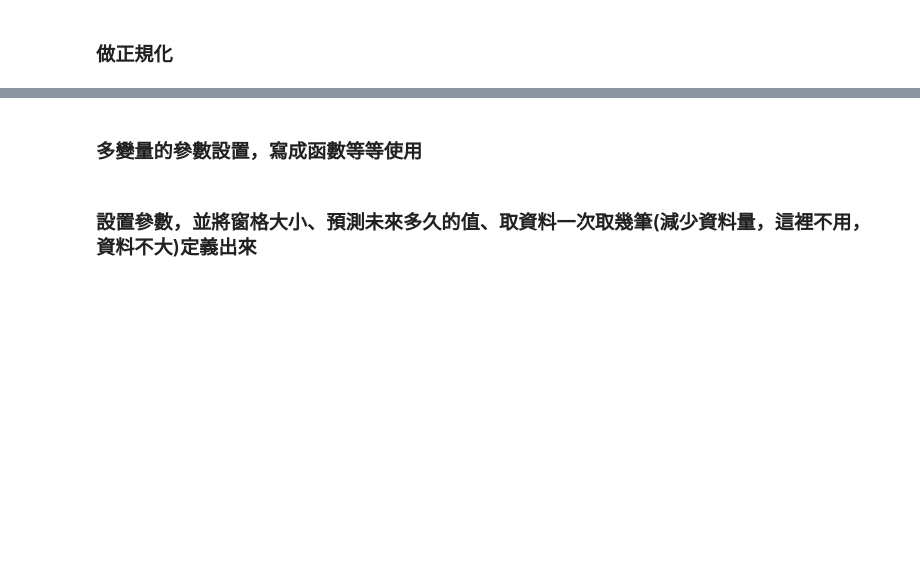
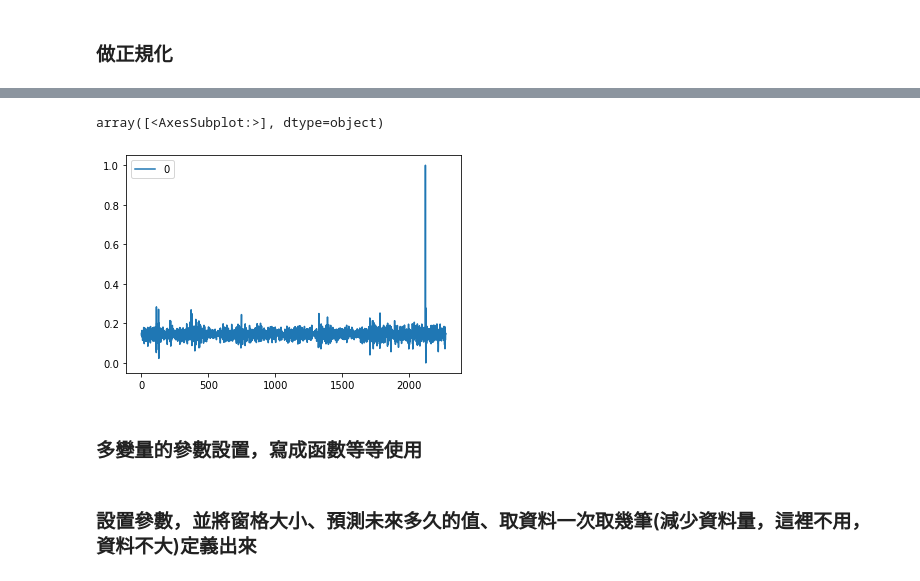
Before and after one commit to theandyhuang/pipe_3_RNN_LSTM_prediction, a Jupyter notebook: pipe_3_RNN_LSTM_prediction.ipynb, the cells around one changed output, grey strips where cells are left out. Cells and saved outputs as stored; diff of their text form; code cells hidden in the pictures; blank space fills up the shorter version.

```diff
--- a/pipe_3_RNN_LSTM_prediction.ipynb
+++ b/pipe_3_RNN_LSTM_prediction.ipynb
@@ -410,3 +479,9 @@ dataset = (dataset-data_mean)/data_std
+# %%
+# 把上述第3欄畫出來看看
+pd.DataFrame(dataset[:,-1]).plot(subplots=True)
+# %% [output]
+array([<AxesSubplot:>], dtype=object)
+[figure, added]
 # %% [markdown]
 ### 多變量的參數設置，寫成函數等等使用
 # %%
```
Also changed, not shown: parts of 72 cells of this notebook.
